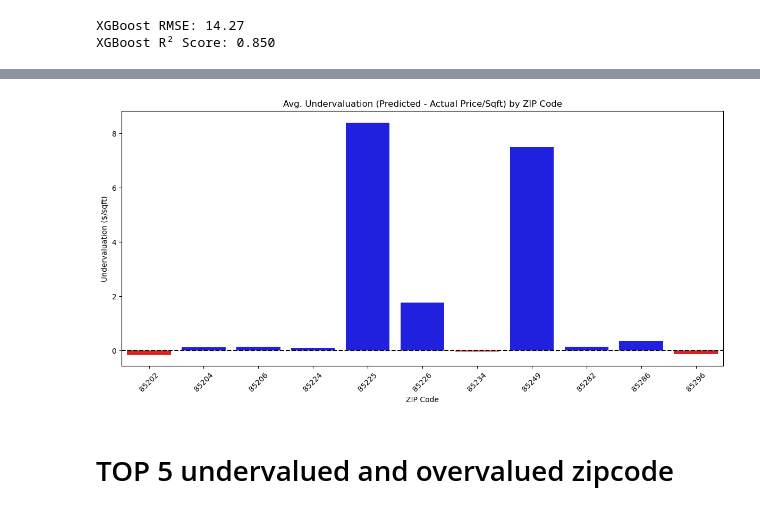
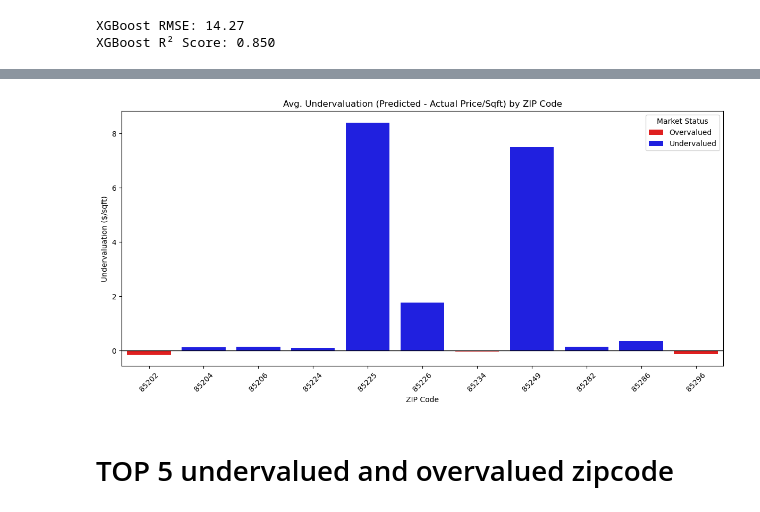
Before and after one commit to henryburgerlu/Redfin-Housing-Price-Analysis, a Jupyter notebook: Redfin Listing Analysis.ipynb, the cells around one changed output, grey strips where cells are left out. Saved outputs shown, nothing was run; the diff lists cells and outputs as text; code cells hidden in the pictures.

```diff
--- a/Redfin Listing Analysis.ipynb
+++ b/Redfin Listing Analysis.ipynb
@@ -408,36 +410,29 @@ plt.show()
 # %%
-# ZIP-level undervaluation analysis
-investment_df = X_test.copy()
-investment_df['actual_price_per_sqft'] = y_test.values
-investment_df['predicted_price_per_sqft'] = y_pred_xgb
-investment_df['undervaluation'] = investment_df['predicted_price_per_sqft'] - investment_df['actual_price_per_sqft']
+# Create a 'status' column to drive the color
+zip_summary['status'] = zip_summary['undervaluation'].apply(lambda x: 'Undervalued' if x > 0 else 'Overvalued')
 
-# Restore ZIP info from one-hot encoded columns
-zip_columns = [col for col in investment_df.columns if col.startswith('zip_852')]
-investment_df['zip'] = investment_df[zip_columns].idxmax(axis=1).str.replace('zip_', '')
+plt.figure(figsize=(12, 6))
 
-#Group by
-zip_summary = investment_df.groupby('zip').agg({
-    'actual_price_per_sqft': 'mean',
-    'predicted_price_per_sqft': 'mean',
-    'undervaluation': 'mean'
-}).reset_index()
-zip_summary['num_listings'] = investment_df.groupby('zip').size().values
-zip_summary = zip_summary[zip_summary['num_listings'] >= 5]
+# Map hue to our new status and define the specific colors in a dict
+sns.barplot(
+    data=zip_summary,
+    x='zip',
+    y='undervaluation',
+    hue='status',
+    palette={'Undervalued': 'blue', 'Overvalued': 'red'},
+    dodge=False  # Keeps bars centered on the tick
+)
 
-# Plot
-zip_summary['color'] = zip_summary['undervaluation'].apply(lambda x: 'blue' if x > 0 else 'red')
-plt.figure(figsize=(12, 6))
-sns.barplot(data=zip_summary, x='zip', y='undervaluation', palette=zip_summary['color'])
 plt.title("Avg. Undervaluation (Predicted - Actual Price/Sqft) by ZIP Code")
 plt.ylabel("Undervaluation ($/sqft)")
 plt.xlabel("ZIP Code")
-plt.axhline(0, color='black', linestyle='--')
+plt.axhline(0, color='black', linewidth=1)
 plt.xticks(rotation=45)
+plt.legend(title="Market Status")
 plt.tight_layout()
 plt.show()
 # %% [output]
-[figure, old version]
+[figure, new version]
 # %% [markdown]
 # TOP 5 undervalued and overvalued zipcode
 # %%
```
Also changed, not shown: parts of 10 cells of this notebook.
